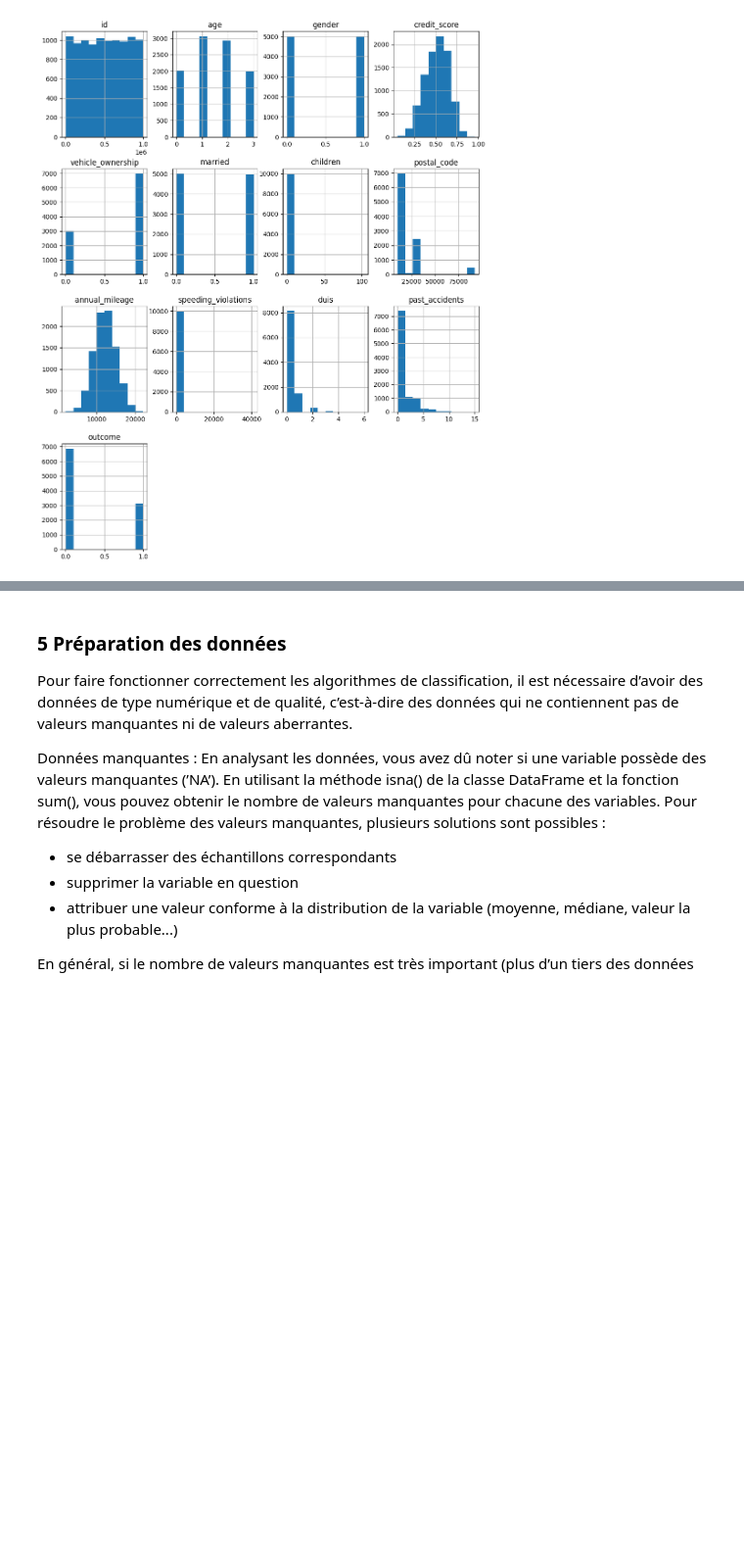
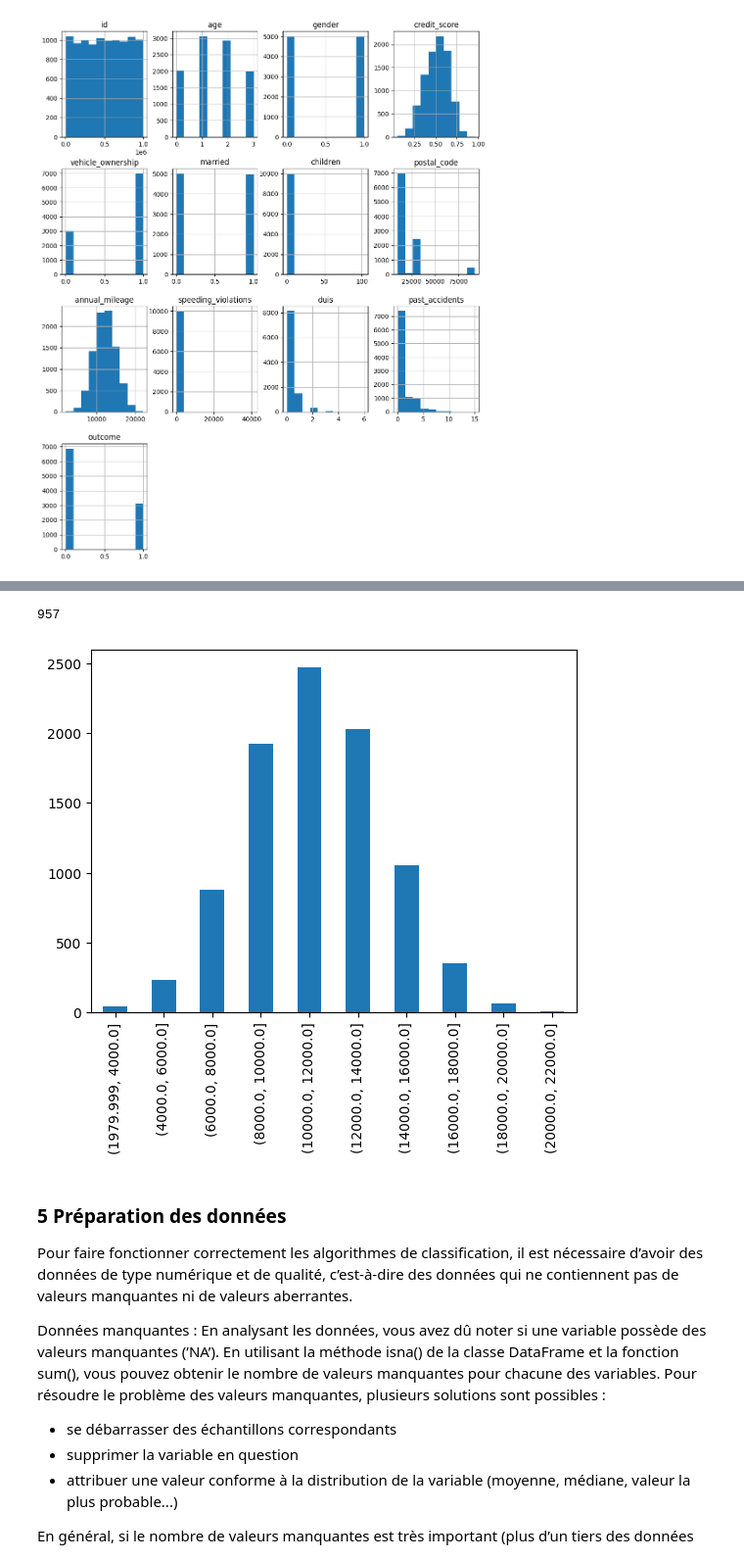
Before and after one commit to AntoineHazebrouck/data-science, a Jupyter notebook: project/main.ipynb, the cells around one changed output, grey strips where cells are left out. Shown at 98% size. Drawn from its saved outputs; the diff is of its cells as text; code cells hidden in the pictures; blank space fills up the shorter version.

```diff
--- a/project/main.ipynb
+++ b/project/main.ipynb
@@ -203,3 +202,9 @@ insurances.credit_score.value_counts().plot.hist(bins=5, alpha=0.1)
+# %%
+insurances.annual_mileage.value_counts(bins=10).sort_index().plot.bar()
+print(insurances.annual_mileage.isnull().sum())
+# %% [output]
+957
+[figure, added]
 # %% [markdown]
 ### 5 Préparation des données
 
```
Also changed, not shown: parts of 4 cells of this notebook.
